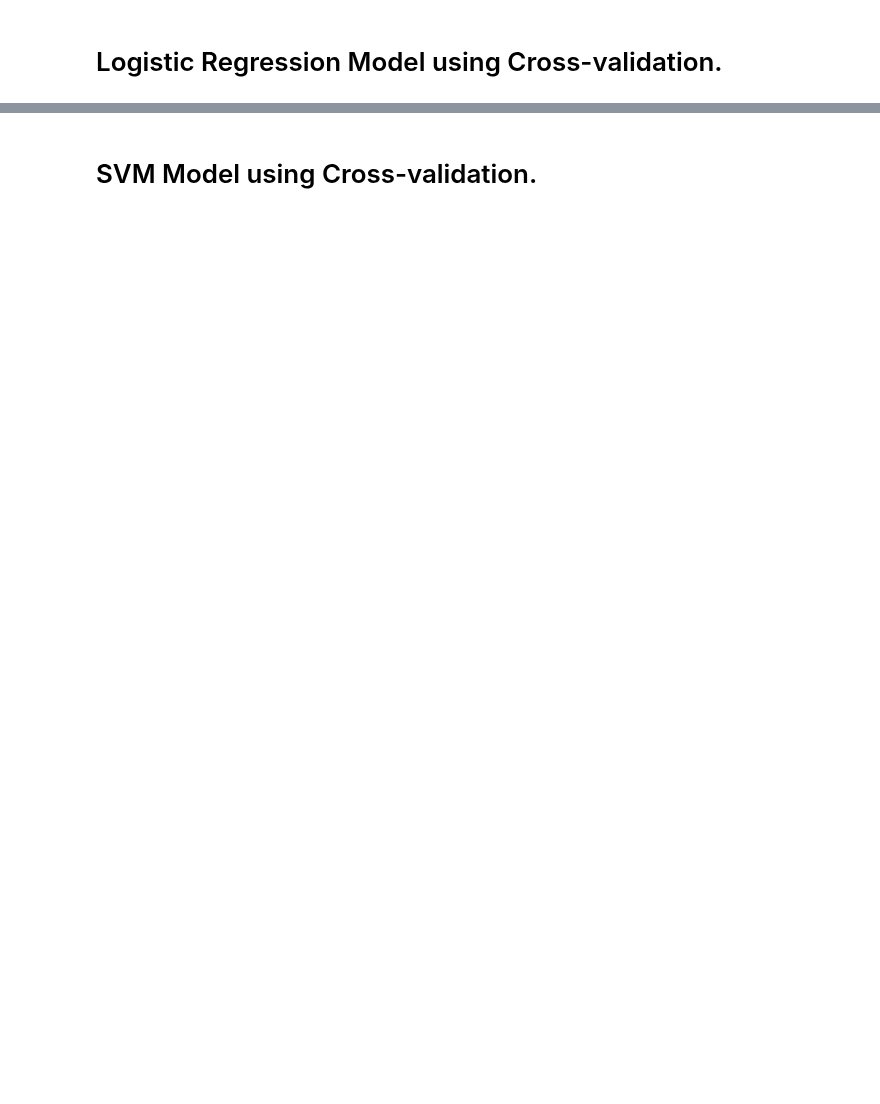
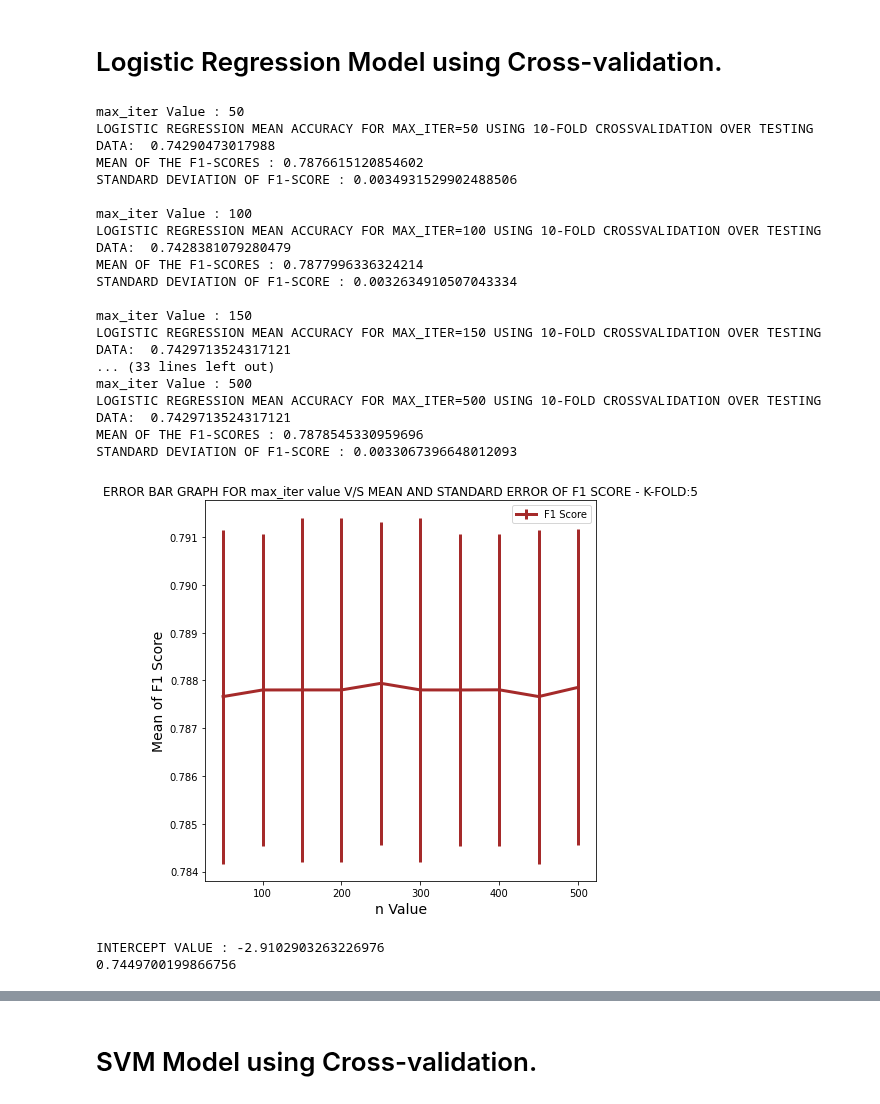
Before and after one commit to siddhesh21/Dublin-Rainfall-Analysis-Predictions, a Jupyter notebook: final_assignment/Rain_Prediction_Dublin.ipynb, the cells around one changed output, grey strips where cells are left out. Cells and saved outputs as stored; diff of their text form; code cells hidden in the pictures; blank space fills up the shorter version.

```diff
--- a/final_assignment/Rain_Prediction_Dublin.ipynb
+++ b/final_assignment/Rain_Prediction_Dublin.ipynb
@@ -393,5 +408,75 @@ print("BASELINE MODEL ACCURACY : ",logisticRegression_accuracy_baseline)
 # %% [markdown]
 # Logistic Regression Model using Cross-validation.
+# %%
+warnings.filterwarnings("ignore")
+
+max_iter_Arr = [50,100,150,200,250,300,350,400,450,500]
+f1_score=[]
+std_error=[]
+mean_accuracy = []
+for max_iter_Val in max_iter_Arr:
+    kfold_n = 5
+    kfold = KFold(n_splits=kfold_n)
+    logisticReg = LogisticRegression(penalty="l1",max_iter = 100, solver = "liblinear") #max_iter alteration for different values
+    temp=[]
+    temp_acc = []
+    for train, test in kfold.split(norm_training_data):
+        logisticReg.fit(norm_training_data[train], target_Arr[train])
+        ypred = logisticReg.predict(norm_training_data[test])
+        temp_acc.append(accuracy_score(target_Arr[test],ypred))
+        ypred = logisticReg.predict(norm_training_data)
+    mean_accuracy.append(np.array(temp_acc).mean())
+    scores = cross_val_score(logisticReg,norm_training_data[train],target_Arr[train], cv=5, scoring='f1')
+    f1_score.append(np.array(scores).mean())
+    std_error.append(np.array(scores).std())
+    print("max_iter Value :",max_iter_Val)
+    print("LOGISTIC REGRESSION MEAN ACCURACY FOR MAX_ITER=%d USING 10-FOLD CROSSVALIDATION OVER TESTING DATA: "%max_iter_Val,mean_accuracy[-1])
+    print("MEAN OF THE F1-SCORES :",f1_score[-1])
+    print("STANDARD DEVIATION OF F1-SCORE :",std_error[-1],"\n")
+plt.figure(figsize=(7,7))
+plt.errorbar(max_iter_Arr,f1_score,yerr=std_error,linewidth=3, color = "brown")
+plt.xlabel('n Value', fontsize = 14)
+plt.ylabel('Mean of F1 Score', fontsize = 14)
+plt.title("ERROR BAR GRAPH FOR max_iter value V/S MEAN AND STANDARD ERROR OF F1 SCORE - K-FOLD:%s"%str(kfold_n))
+plt.legend(["F1 Score"], bbox_to_anchor=(1, 1))
+plt.show()
+# %% [output]
+max_iter Value : 50
+LOGISTIC REGRESSION MEAN ACCURACY FOR MAX_ITER=50 USING 10-FOLD CROSSVALIDATION OVER TESTING DATA:  0.74290473017988
+MEAN OF THE F1-SCORES : 0.7876615120854602
+STANDARD DEVIATION OF F1-SCORE : 0.0034931529902488506
+
+max_iter Value : 100
+LOGISTIC REGRESSION MEAN ACCURACY FOR MAX_ITER=100 USING 10-FOLD CROSSVALIDATION OVER TESTING DATA:  0.7428381079280479
+MEAN OF THE F1-SCORES : 0.7877996336324214
+STANDARD DEVIATION OF F1-SCORE : 0.0032634910507043334
+
+max_iter Value : 150
+LOGISTIC REGRESSION MEAN ACCURACY FOR MAX_ITER=150 USING 10-FOLD CROSSVALIDATION OVER TESTING DATA:  0.7429713524317121
+... (33 lines left out)
+max_iter Value : 500
+LOGISTIC REGRESSION MEAN ACCURACY FOR MAX_ITER=500 USING 10-FOLD CROSSVALIDATION OVER TESTING DATA:  0.7429713524317121
+MEAN OF THE F1-SCORES : 0.7878545330959696
+STANDARD DEVIATION OF F1-SCORE : 0.0033067396648012093
+[figure, added]
+# %%
+logisticReg = LogisticRegression(penalty="l1",max_iter = 200, solver = "liblinear") #max_iter alteration for different values
+logisticReg.fit(norm_training_data, target_Arr)
+y_pred = logisticReg.predict(norm_training_data)
+intercept_value = logisticReg.intercept_
+# theta1 = logisticReg.coef_[0,0]
+# theta2 = logisticReg.coef_[0,1]
+print("INTERCEPT VALUE :", intercept_value[0])
+# print("theta1 :", theta1)
+# print("theta2 :", theta2)
+# print("theta values: "+ str(logisticReg.coef_))
+
+
+logisticRegression_accuracy = metrics.accuracy_score(target_Arr,y_pred)
+print(logisticRegression_accuracy)
+# %% [output]
+INTERCEPT VALUE : -2.9102903263226976
+0.7449700199866756
 # %%
 warnings.filterwarnings("ignore")
 
```
Also changed, not shown: parts of 18 cells of this notebook.
